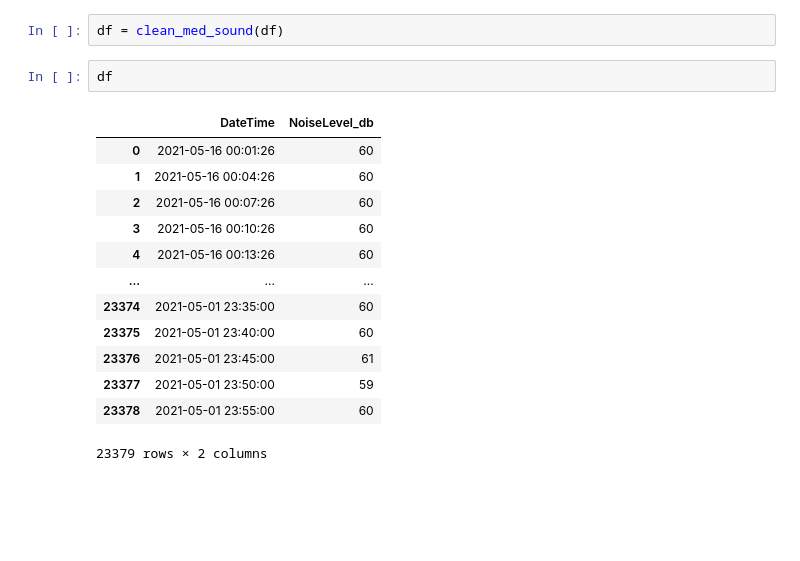
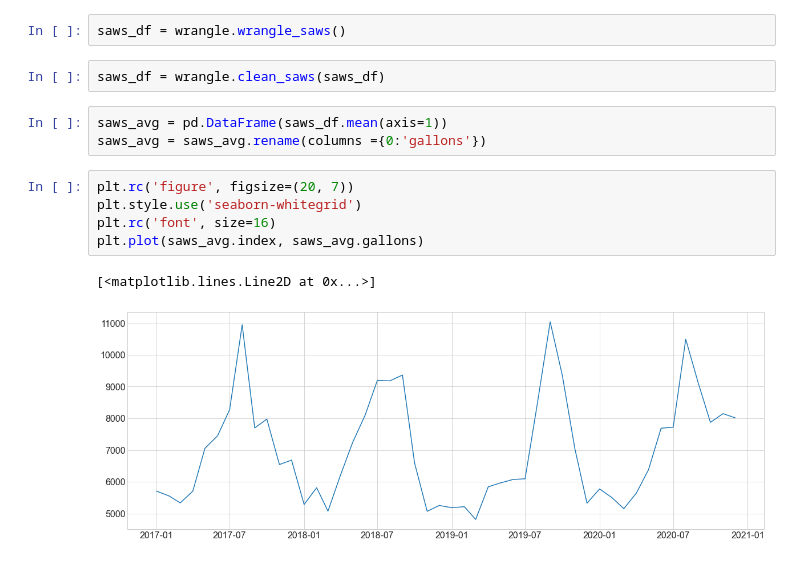
Before and after one commit to slc-data/2021-datathon, a Jupyter notebook: workbooks/sam/datathon.ipynb, the cells around one changed output. Cells and saved outputs as stored; diff of their text form; blank space fills up the shorter version.

Commit message:
finishing clean and explore

```diff
--- a/workbooks/sam/datathon.ipynb
+++ b/workbooks/sam/datathon.ipynb
@@ -61,18 +6,15 @@ def clean_med_sound(df):
-# %%
-df = clean_med_sound(df)
-# %%
-df
-# %% [output]
-|  | DateTime | NoiseLevel_db |
-| 0 | 2021-05-16 00:01:26 | 60 |
-| 1 | 2021-05-16 00:04:26 | 60 |
-| 2 | 2021-05-16 00:07:26 | 60 |
-| 3 | 2021-05-16 00:10:26 | 60 |
-| 4 | 2021-05-16 00:13:26 | 60 |
-| ... | ... | ... |
-| 23374 | 2021-05-01 23:35:00 | 60 |
-| 23375 | 2021-05-01 23:40:00 | 60 |
-| 23376 | 2021-05-01 23:45:00 | 61 |
-| 23377 | 2021-05-01 23:50:00 | 59 |
-| 23378 | 2021-05-01 23:55:00 | 60 |
-23379 rows × 2 columns
+# %%
+saws_df = wrangle.wrangle_saws()
+# %%
+saws_df = wrangle.clean_saws(saws_df)
+# %%
+saws_avg = pd.DataFrame(saws_df.mean(axis=1))
+saws_avg = saws_avg.rename(columns ={0:'gallons'})
+# %%
+plt.rc('figure', figsize=(20, 7))
+plt.style.use('seaborn-whitegrid')
+plt.rc('font', size=16)
+plt.plot(saws_avg.index, saws_avg.gallons)
+# %% [output]
+[<matplotlib.lines.Line2D at 0x...>]
+[figure, added]
```
Also changed, not shown: parts of 6 cells of this notebook, 2 other files.
